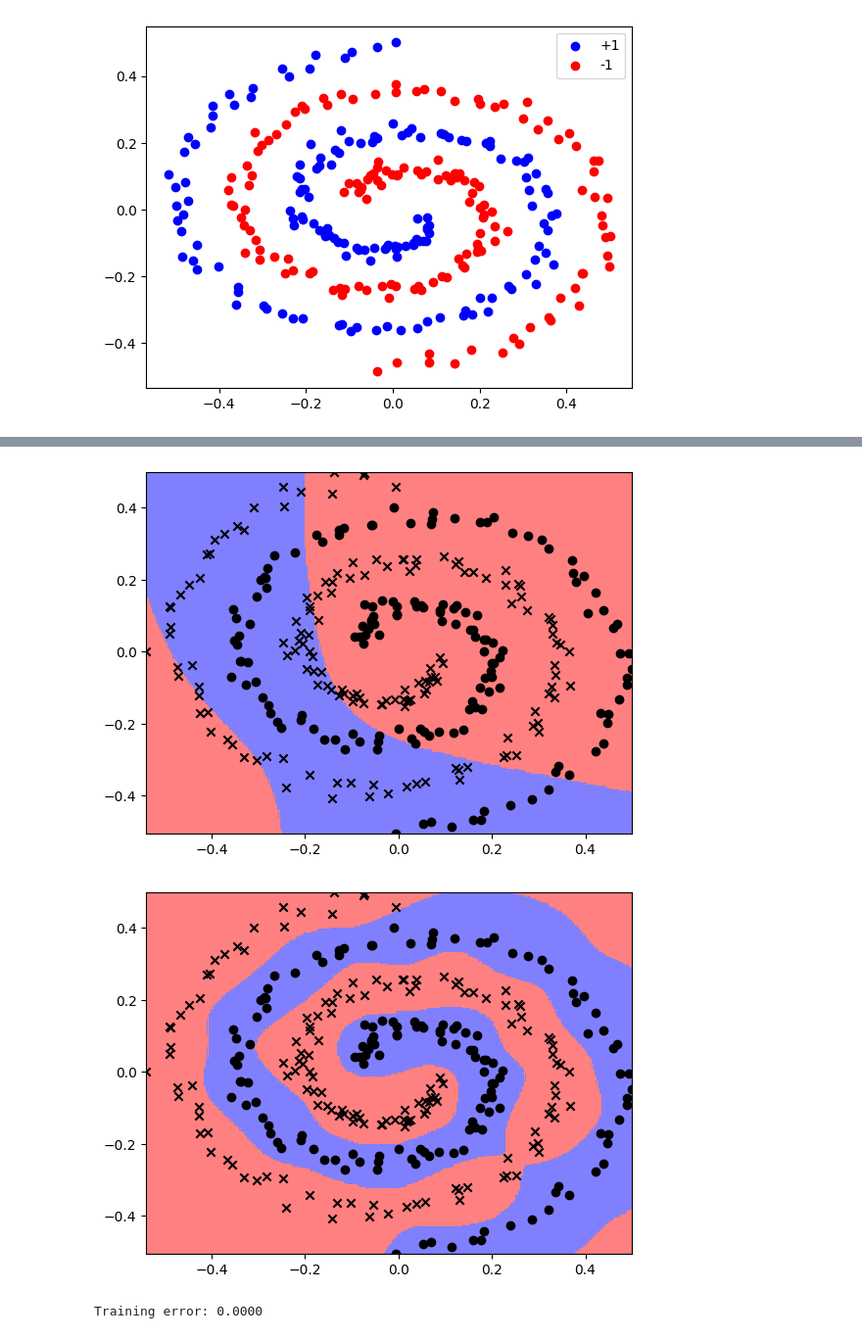
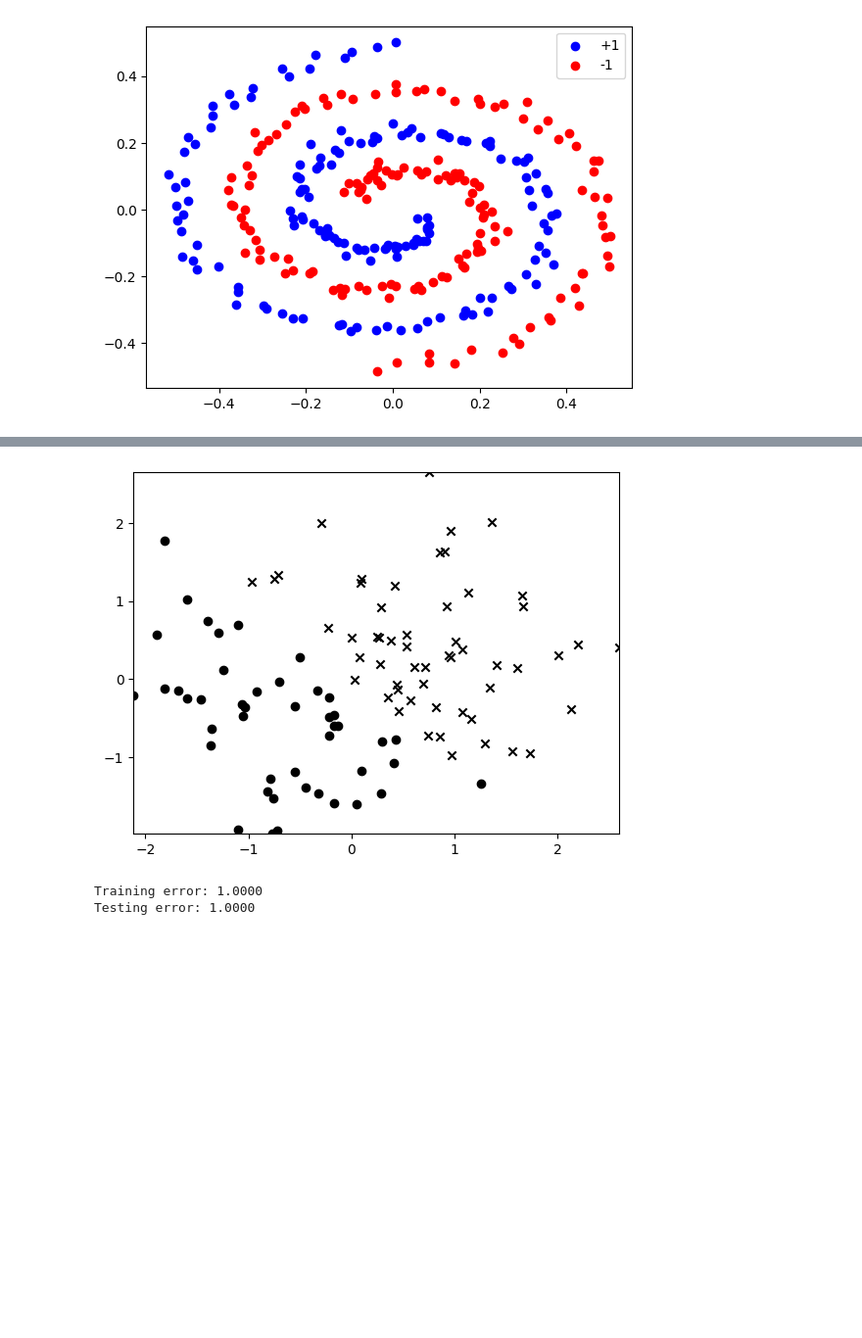
Before and after one commit to eirikbaekkelund/Applied-ML, a Jupyter notebook: cw2/cw2.ipynb, the cells around one changed output, grey strips where cells are left out. Shown at 98% size. Drawn from its saved outputs; the diff is of its cells as text; code cells hidden in the pictures; blank space fills up the shorter version.

```diff
--- a/cw2/cw2.ipynb
+++ b/cw2/cw2.ipynb
@@ -222,7 +222,8 @@ def computeK(kernel_type, X, Z, kpar=0):
     if kernel_type == 'linear':
         return enforce_positive_definite(torch.matmul(X, Z.T))
     elif kernel_type == 'rbf':
-        return torch.exp(-kpar*torch.pow(l2distance(X, Z), 2))
+        return torch.exp(-kpar*l2distance(X, Z))
+        # return torch.exp(-kpar*torch.pow(l2distance(X, Z), 2))
     else:
         return enforce_positive_definite(torch.pow(torch.matmul(X, Z.T) + 1, kpar))
 # %%
@@ -258,7 +259,7 @@ def kernelsvm_loss(kernelizedSVM, kernel_mat, yTr, C):
 def dualSVM(xTr, yTr, kernel_type, num_epochs=1000, C=10, lmbda=0, lr=1e-3):
 
     kernel_svm = KernelizedSVM(xTr.shape[0], kernel_type, kpar=lmbda)
-    optimizer = optim.Adam(kernel_svm.parameters(), lr=lr)
+    optimizer = optim.SGD(kernel_svm.parameters(), lr=lr)
 
     K = computeK(kernel_type, xTr, xTr, kpar=lmbda)
 
@@ -272,27 +336,29 @@ def dualSVM(xTr, yTr, kernel_type, num_epochs=1000, C=10, lmbda=0, lr=1e-3):
 # %%
 xTr,yTr,xTe,yTe=spiraldata()
+xTr, yTr= genrandomdata(100)
 
 # poly kernel parameters that don't blow up vvv
 ktype="poly"
-svmclassify=dualSVM(xTr, yTr, kernel_type=ktype, num_epochs=10, C=10, lmbda=10, lr=1e-3)
+svmclassify=dualSVM(xTr, yTr, kernel_type=ktype, num_epochs=1000, C=10, lmbda=100, lr=1e-4)
 visclassifier.visclassifier(svmclassify,xTr,yTr)
 
 # linear kernel parameters that also don't blow up vvv
 # ktype="linear"
 # svmclassify=dualSVM(xTr, yTr, kernel_type=ktype, num_epochs=10, C=0.1, lmbda=0.05, lr=1e-4)
 # visclassifier.visclassifier(svmclassify,xTr,yTr)
 
 # rbf kernel with parameters that achieve perfect accuracy vvv
-ktype="rbf"
-svmclassify=dualSVM(xTr, yTr, kernel_type=ktype, num_epochs=1000, C=10, lmbda=100, lr=1e-3)
-visclassifier.visclassifier(svmclassify,xTr,yTr)
+# ktype="rbf"
+# svmclassify=dualSVM(xTr, yTr, kernel_type=ktype, num_epochs=1000, C=10, lmbda=100, lr=1e-3)
+# visclassifier.visclassifier(svmclassify,xTr,yTr)
 
 # compute training and testing error
 
 predsTr=svmclassify(xTr)
 trainingerr=torch.mean((torch.sign(predsTr)!=yTr).float())
 print("Training error: %2.4f" % trainingerr)
+print("Testing error: %2.4f" % torch.mean((torch.sign(svmclassify(xTe))!=yTe).float()))
 # %% [output]
-[figure, old version]
+[figure, new version]
-[figure, removed]
-Training error: 0.0000
+Training error: 1.0000
+Testing error: 1.0000
```
Also changed, not shown: parts of 15 cells of this notebook.
